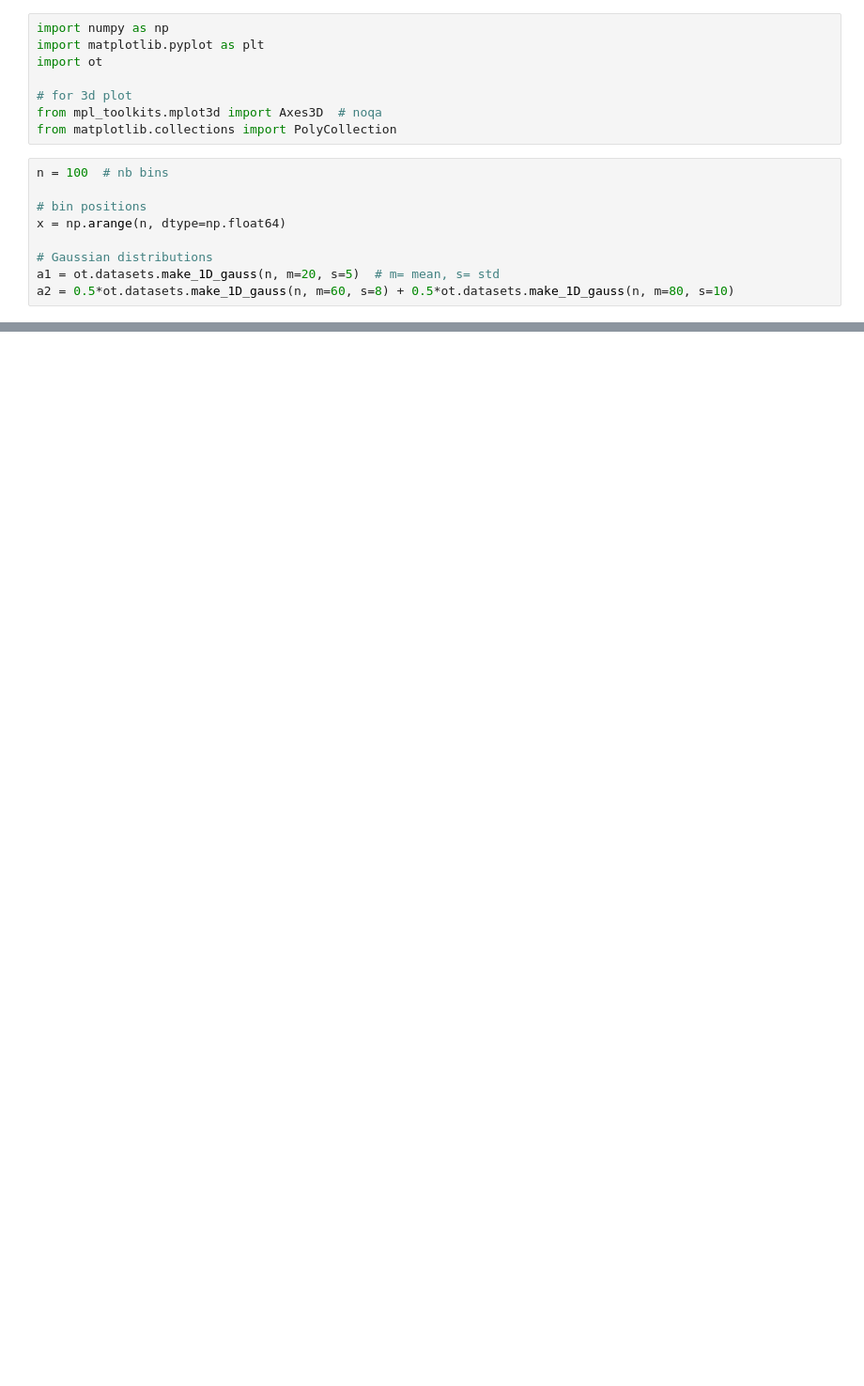
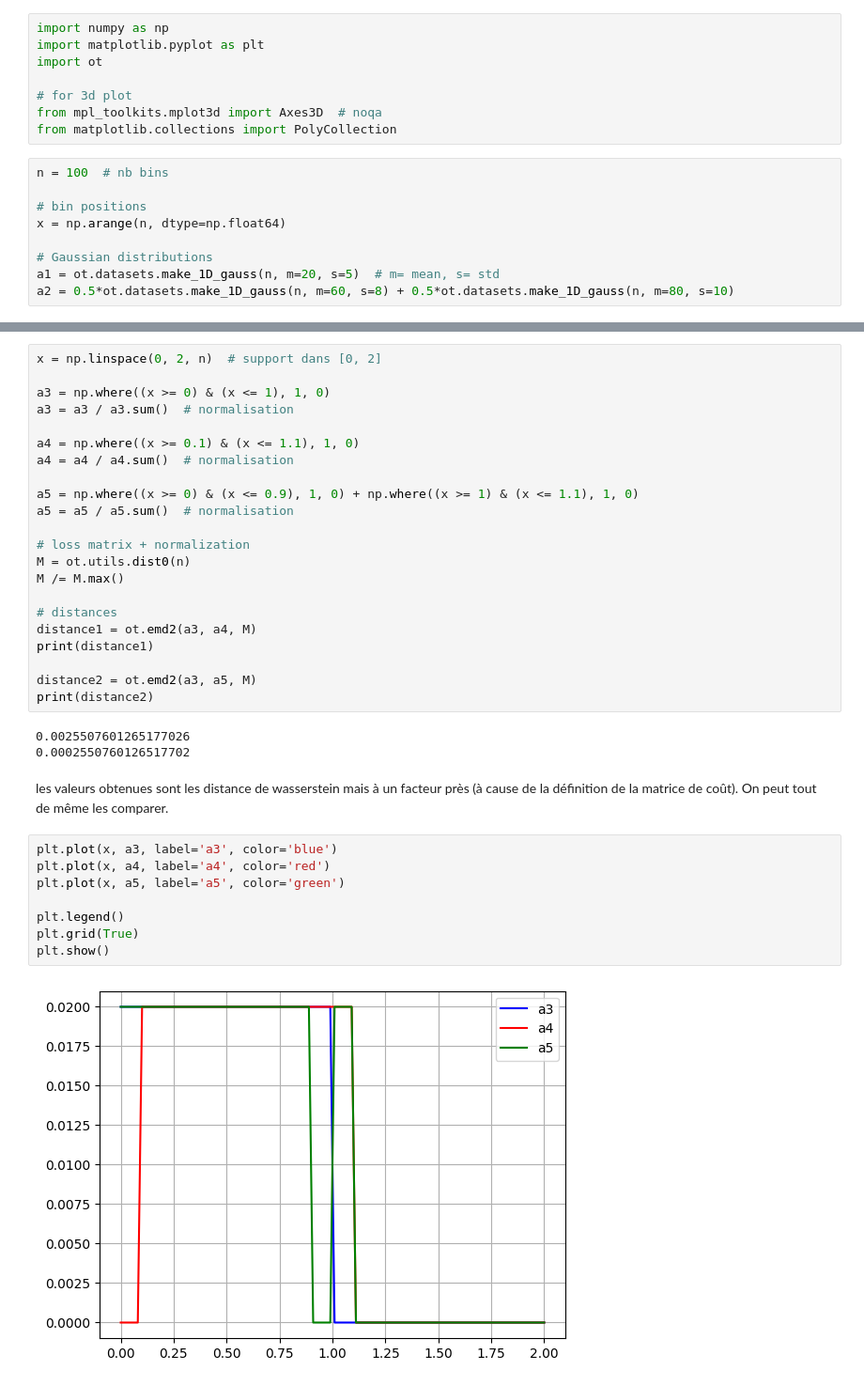
Before and after one commit to moranenzo/ML-Wasserstein, a Jupyter notebook: barycenter.ipynb, the cells around one changed output, grey strips where cells are left out. Shown: that part at 94% size. Cells and saved outputs as stored; diff of their text form; blank space fills up the shorter version.

```diff
--- a/barycenter.ipynb
+++ b/barycenter.ipynb
@@ -47 +53,38 @@ plt.show()
 [figure]
+# %%
+x = np.linspace(0, 2, n)  # support dans [0, 2]
+
+a3 = np.where((x >= 0) & (x <= 1), 1, 0)
+a3 = a3 / a3.sum()  # normalisation
+
+a4 = np.where((x >= 0.1) & (x <= 1.1), 1, 0)
+a4 = a4 / a4.sum()  # normalisation
+
+a5 = np.where((x >= 0) & (x <= 0.9), 1, 0) + np.where((x >= 1) & (x <= 1.1), 1, 0)
+a5 = a5 / a5.sum()  # normalisation
+
+# loss matrix + normalization
+M = ot.utils.dist0(n)
+M /= M.max()
+
+# distances
+distance1 = ot.emd2(a3, a4, M)
+print(distance1)
+
+distance2 = ot.emd2(a3, a5, M)
+print(distance2)
+# %% [output]
+0.0025507601265177026
+0.0002550760126517702
+# %% [markdown]
+les valeurs obtenues sont les distance de wasserstein mais à un facteur près (à cause de la définition de la matrice de coût). On peut tout de même les comparer.
+# %%
+plt.plot(x, a3, label='a3', color='blue')
+plt.plot(x, a4, label='a4', color='red')
+plt.plot(x, a5, label='a5', color='green')
+
+plt.legend()
+plt.grid(True)
+plt.show()
+# %% [output]
+[figure, added]
```
Also changed, not shown: parts of 3 cells of this notebook.
